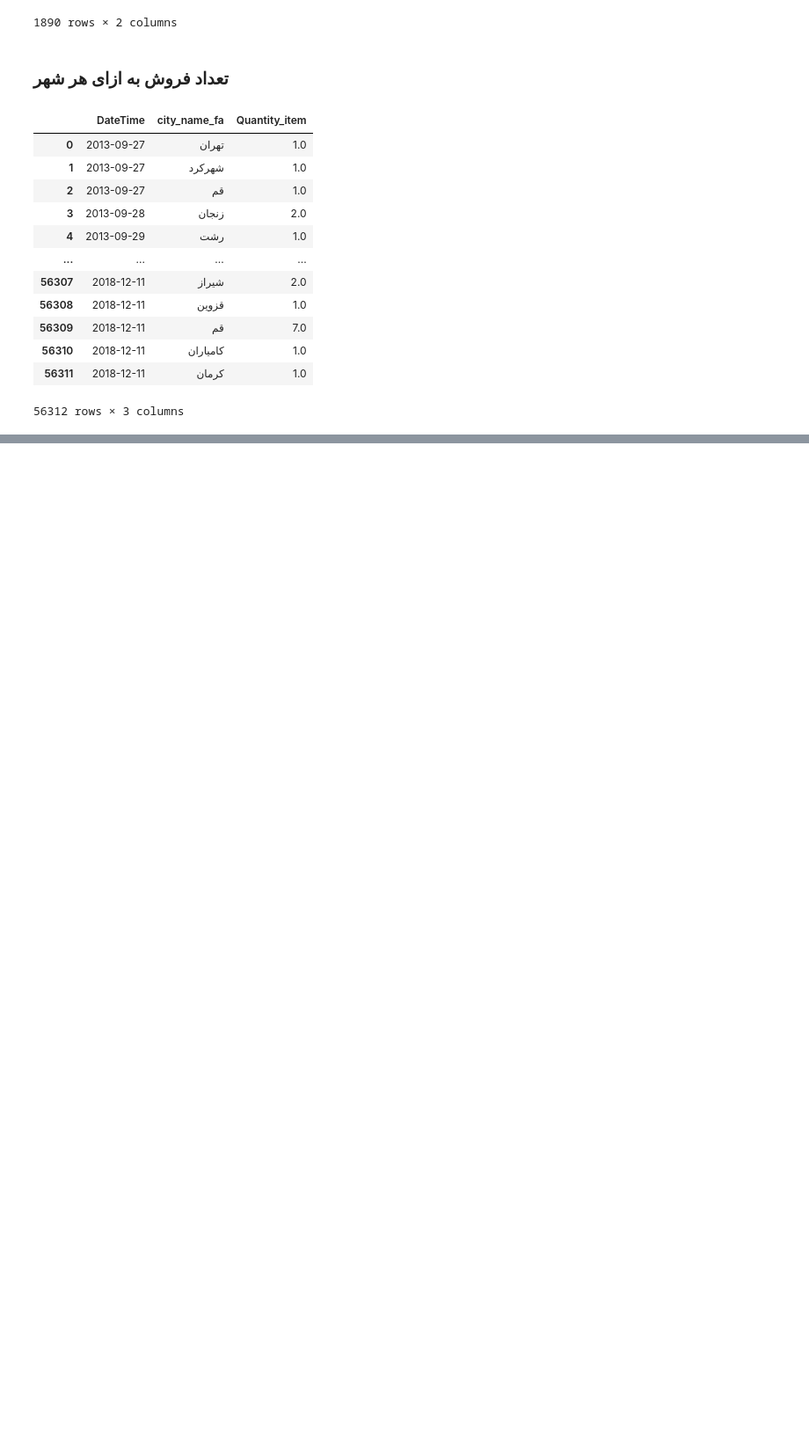
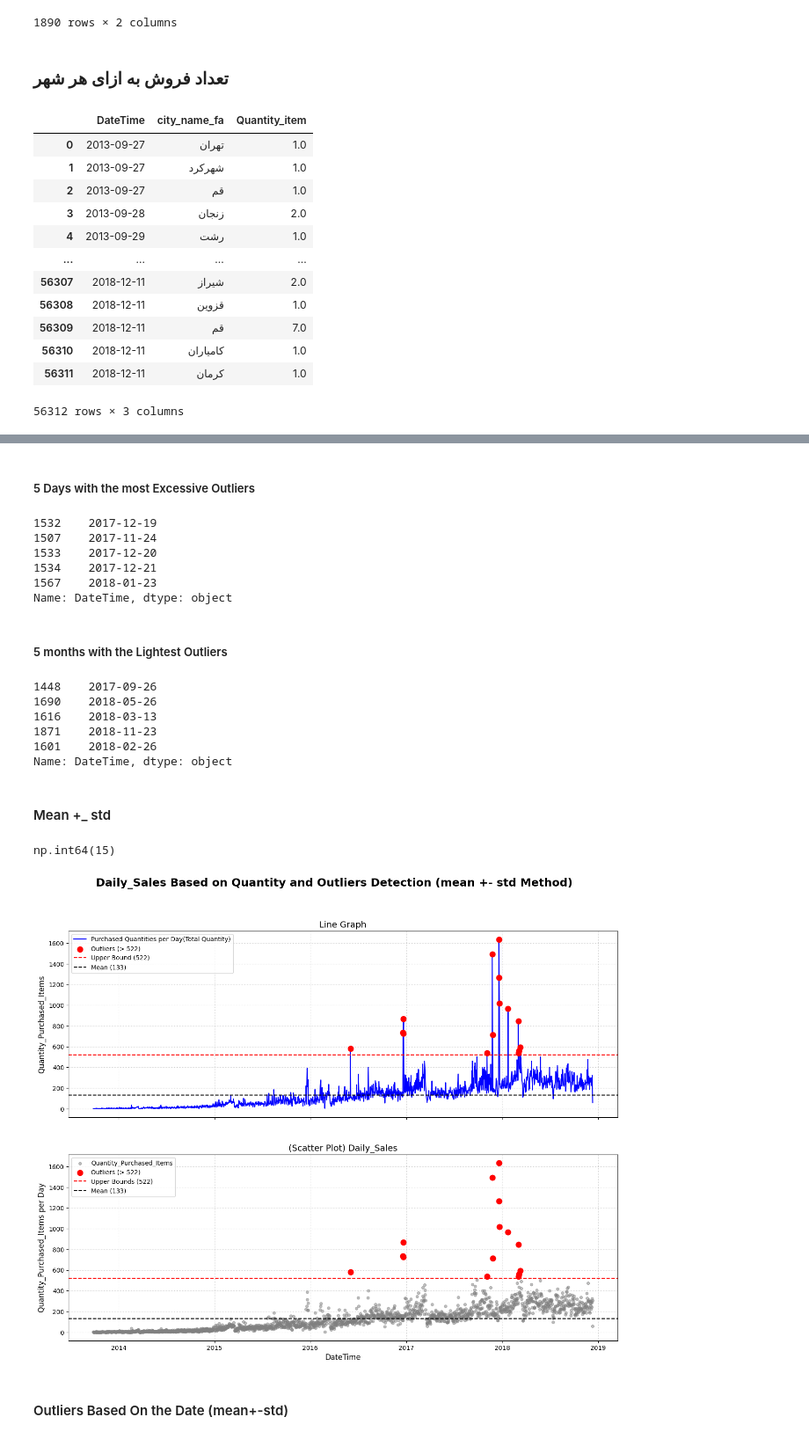
Before and after one commit to kasratookallo-svg/Digi_Kala_Data_Analysis, a Jupyter notebook: plot_for_orders.ipynb, the cells around one changed output, grey strips where cells are left out. Shown at 88% size. Cells and saved outputs as stored; diff of their text form; code cells hidden in the pictures; blank space fills up the shorter version.

```diff
--- a/plot_for_orders.ipynb
+++ b/plot_for_orders.ipynb
@@ -89,0 +242,75 @@ plt.show()
+# %% [markdown]
+##### 5 Days with the most Excessive Outliers
+# %%
+sorted_outliers['DateTime'].head(5)
+# %% [output]
+1532    2017-12-19
+1507    2017-11-24
+1533    2017-12-20
+1534    2017-12-21
+1567    2018-01-23
+Name: DateTime, dtype: object
+# %% [markdown]
+##### 5 months with the Lightest Outliers
+# %%
+sorted_outliers['DateTime'].tail(5)
+# %% [output]
+1448    2017-09-26
+1690    2018-05-26
+1616    2018-03-13
+1871    2018-11-23
+1601    2018-02-26
+Name: DateTime, dtype: object
+# %% [markdown]
+#### Mean +_ std
+# %%
+mean = total_quantity.mean()
+std = total_quantity.std()
+
+upper_bound = mean + 3 * std
+lower_bound = mean - 3 * std
+lower_bond = 0 # Quantity != -num
+# %%
+outliers_low = daily_sales[total_quantity < lower_bound]
+outliers_high = daily_sales[total_quantity > upper_bound]
+outliers_high.value_counts().sum()
+# %% [output]
+np.int64(15)
+# %%
+fig, axes = plt.subplots(nrows=2, ncols=1, figsize=(16, 12), sharex=True)
+
+fig.suptitle('Daily_Sales Based on Quantity and Outliers Detection (mean +- std Method)', fontsize=18, fontweight='bold')
+
+axes[0].plot(daily_sales['DateTime'], daily_sales['Total_Quantity_item'], label='Purchased Quantities per Day(Total Quantity)', color='blue', linewidth=1.5)
+axes[0].scatter(outliers_high['DateTime'], outliers_high['Total_Quantity_item'],
+                color='red', label=f'Outliers (> {upper_bound:.0f})', s=80, zorder=5)
+
+axes[0].axhline(upper_bound, color='red', linestyle='--', linewidth=1.5, label=f'Upper Bound ({upper_bound:.0f})')
+axes[0].axhline(mean , color='black', linestyle='--', linewidth=1.5, label=f'Mean ({mean:.0f})')
+
+axes[0].set_title('Line Graph', fontsize=14)
+
+axes[0].set_ylabel('Quantity_Purchased_Items', fontsize=12)
+
+axes[0].legend(loc='upper left')
+axes[0].grid(True, linestyle=':', alpha=0.7)
+
+
+axes[1].scatter(daily_sales['DateTime'], daily_sales['Total_Quantity_item'], label='Quantity_Purchased_Items', color='gray', alpha=0.5, s=20)
+axes[1].scatter(outliers_high['DateTime'], outliers_high['Total_Quantity_item'],
+                color='red', label=f'Outliers (> {upper_bound:.0f})', s=80, zorder=5)
+
+axes[1].axhline(upper_bound, color='red', linestyle='--', linewidth=1.5, label=f'Upper Bounds ({upper_bound:.0f})')
+axes[1].axhline(mean , color='black', linestyle='--', linewidth=1.5, label=f'Mean ({mean:.0f})')
+
+axes[1].set_title('(Scatter Plot) Daily_Sales', fontsize=14)
+
+axes[1].set_xlabel('DateTime', fontsize=12)
+axes[1].set_ylabel('Quantity_Purchased_Items per Day', fontsize=12)
+
+axes[1].legend(loc='upper left')
+axes[1].grid(True, linestyle=':', alpha=0.7)
+# %% [output]
+[figure, added]
+# %% [markdown]
+#### Outliers Based On the Date (mean+-std)
```
Also changed, not shown: parts of 30 cells of this notebook.
